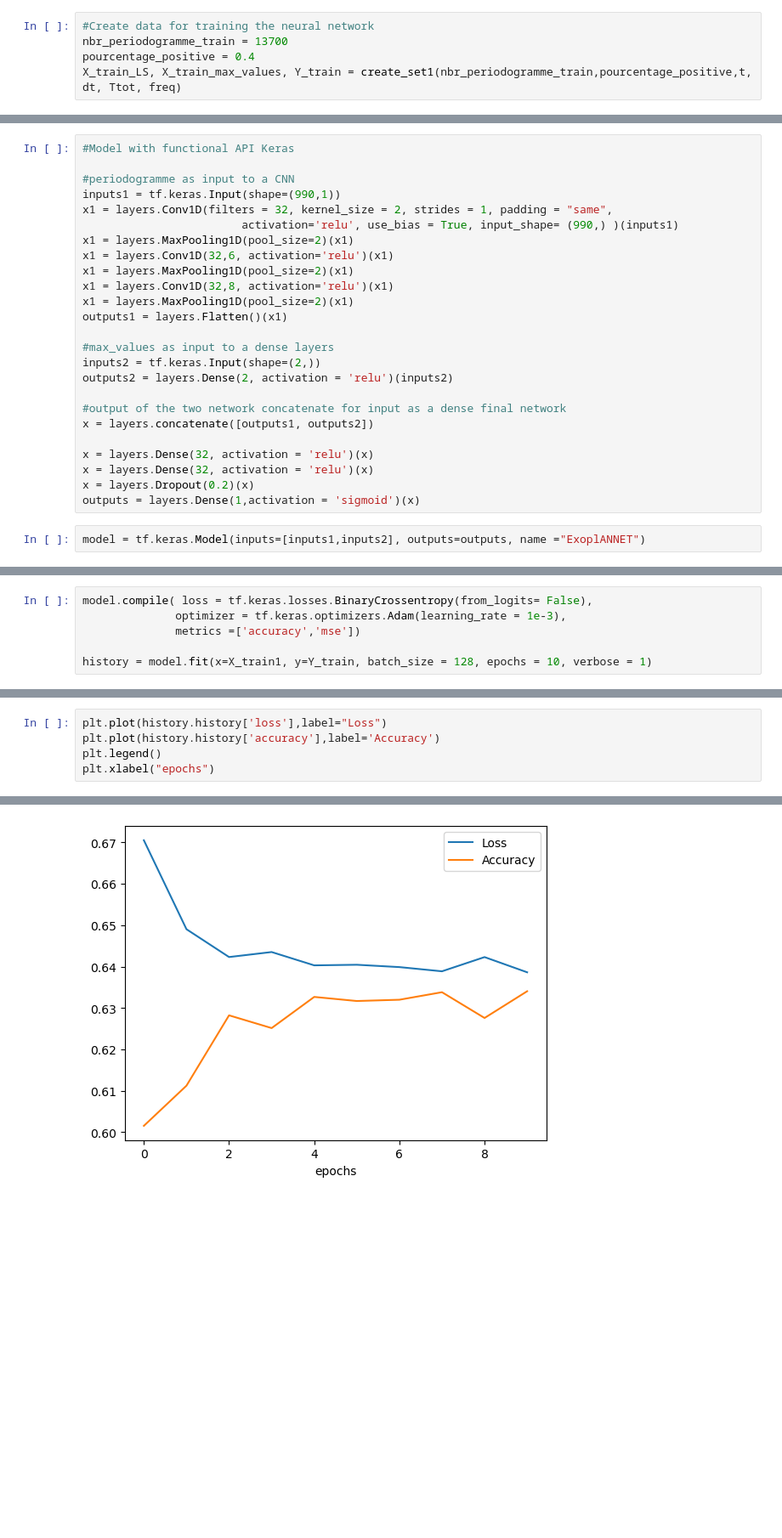
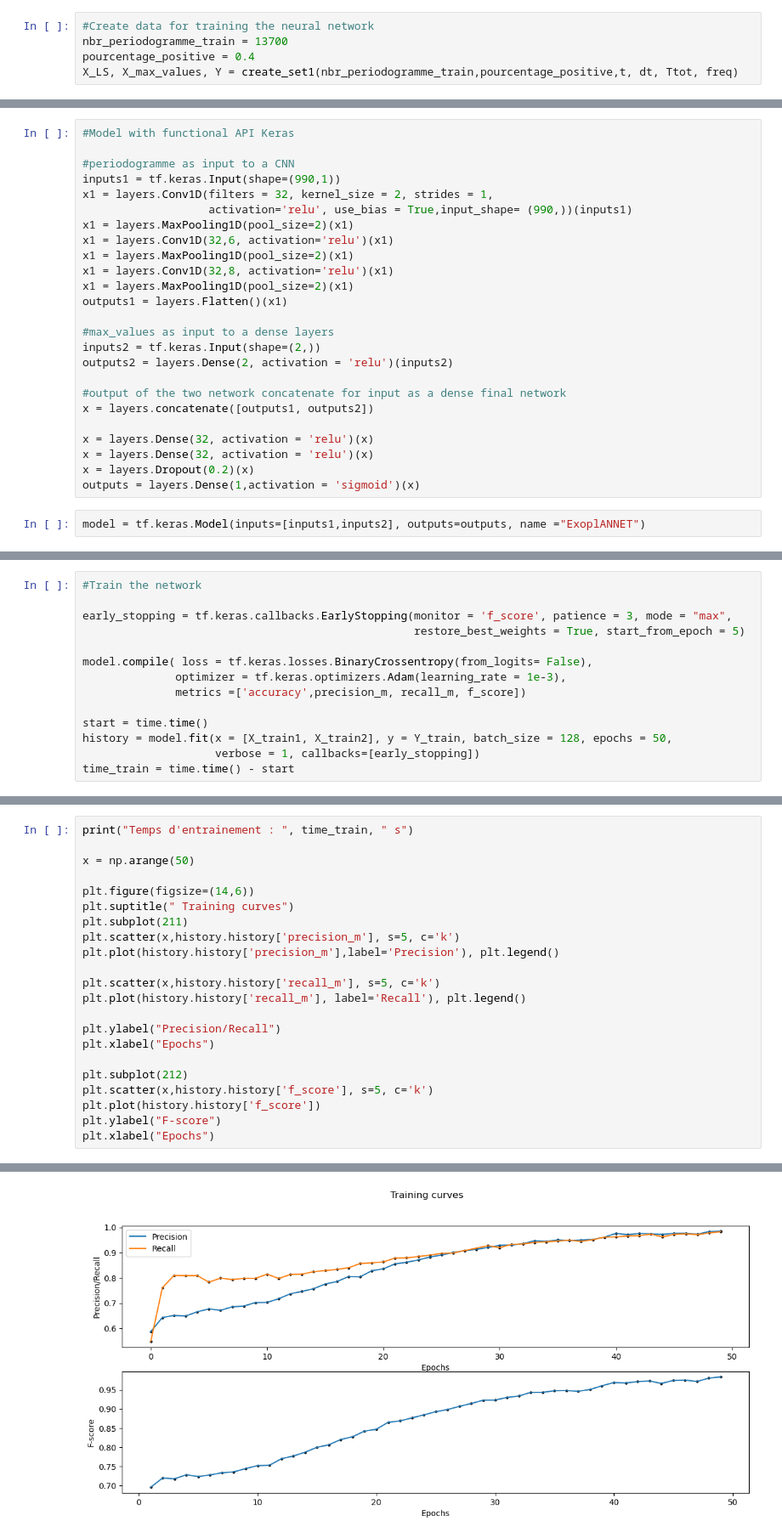
Before and after one commit to hugokerino/Stage_R-V, a Jupyter notebook: Notebook_CNN.ipynb, the cells around one changed output, grey strips where cells are left out. Shown at 85% size. Saved outputs shown, nothing was run; the diff lists cells and outputs as text; blank space fills up the shorter version.

```diff
--- a/Notebook_CNN.ipynb
+++ b/Notebook_CNN.ipynb
@@ -457,5 +454,5 @@ def create_set1(nbr_periodogramme, pourcentage_positive,t, dt, Ttot, freq):
 #Create data for training the neural network
 nbr_periodogramme_train = 13700
 pourcentage_positive = 0.4
-X_train_LS, X_train_max_values, Y_train = create_set1(nbr_periodogramme_train,pourcentage_positive,t, dt, Ttot, freq)
+X_LS, X_max_values, Y = create_set1(nbr_periodogramme_train,pourcentage_positive,t, dt, Ttot, freq)
 # %% [output]
@@ -519,8 +539,8 @@ tf.Tensor([13700     1], shape=(2,), dtype=int32)
 
 #periodogramme as input to a CNN
 inputs1 = tf.keras.Input(shape=(990,1))
-x1 = layers.Conv1D(filters = 32, kernel_size = 2, strides = 1, padding = "same",
-                        activation='relu', use_bias = True, input_shape= (990,) )(inputs1)
+x1 = layers.Conv1D(filters = 32, kernel_size = 2, strides = 1,
+                   activation='relu', use_bias = True,input_shape= (990,))(inputs1)
 x1 = layers.MaxPooling1D(pool_size=2)(x1)
 x1 = layers.Conv1D(32,6, activation='relu')(x1)
 x1 = layers.MaxPooling1D(pool_size=2)(x1)
@@ -564,7 +602,15 @@ ________________________________________________________________________________
 # %%
+#Train the network
+
+early_stopping = tf.keras.callbacks.EarlyStopping(monitor = 'f_score', patience = 3, mode = "max",
+                                                  restore_best_weights = True, start_from_epoch = 5)
+
 model.compile( loss = tf.keras.losses.BinaryCrossentropy(from_logits= False),
               optimizer = tf.keras.optimizers.Adam(learning_rate = 1e-3),
-              metrics =['accuracy','mse'])
+              metrics =['accuracy',precision_m, recall_m, f_score])
 
-history = model.fit(x=X_train1, y=Y_train, batch_size = 128, epochs = 10, verbose = 1)
+start = time.time()
+history = model.fit(x = [X_train1, X_train2], y = Y_train, batch_size = 128, epochs = 50,
+                    verbose = 1, callbacks=[early_stopping])
+time_train = time.time() - start
 # %% [output]
@@ -591,6 +634,23 @@ Epoch 10/10
 # %%
-plt.plot(history.history['loss'],label="Loss")
-plt.plot(history.history['accuracy'],label='Accuracy')
-plt.legend()
-plt.xlabel("epochs")
+print("Temps d'entrainement : ", time_train, " s")
+
+x = np.arange(50)
+
+plt.figure(figsize=(14,6))
+plt.suptitle(" Training curves")
+plt.subplot(211)
+plt.scatter(x,history.history['precision_m'], s=5, c='k')
+plt.plot(history.history['precision_m'],label='Precision'), plt.legend()
+
+plt.scatter(x,history.history['recall_m'], s=5, c='k')
+plt.plot(history.history['recall_m'], label='Recall'), plt.legend()
+
+plt.ylabel("Precision/Recall")
+plt.xlabel("Epochs")
+
+plt.subplot(212)
+plt.scatter(x,history.history['f_score'], s=5, c='k')
+plt.plot(history.history['f_score'])
+plt.ylabel("F-score")
+plt.xlabel("Epochs")
 # %% [output]
@@ -598 +659 @@ Text(0.5, 0, 'epochs')
-[figure, old version]
+[figure, new version]
```
Also changed, not shown: parts of 10 cells of this notebook.
